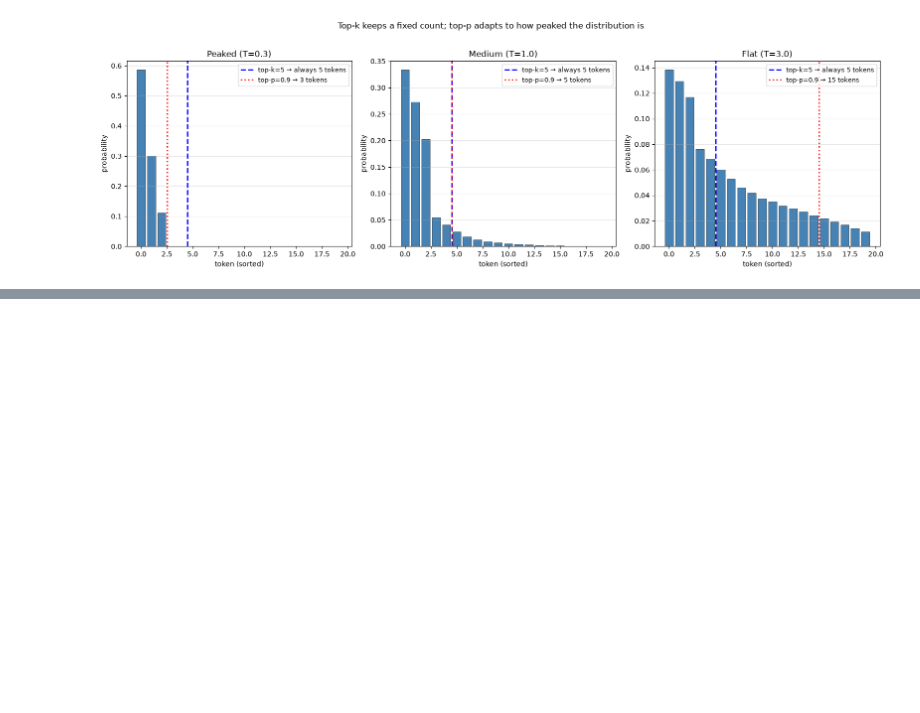
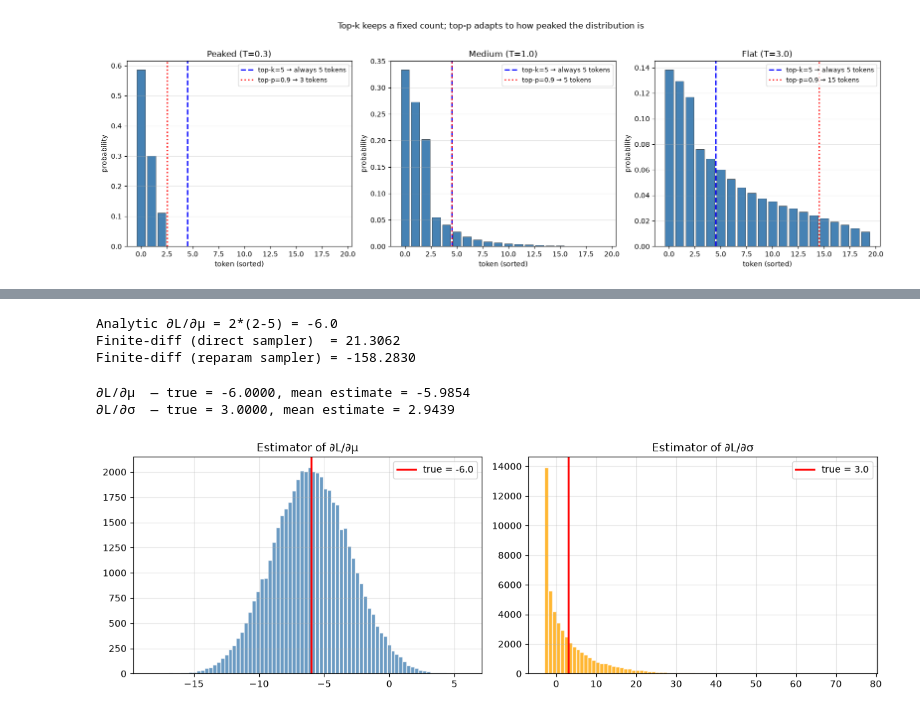
Before and after one commit to Saransh-Basu-01/AI_Engineering, a Jupyter notebook: Math_Fundamentals/Sampling_Methods/sampling.ipynb, the cells around one changed output, grey strips where cells are left out. Saved outputs shown, nothing was run; the diff lists cells and outputs as text; code cells hidden in the pictures; blank space fills up the shorter version.

```diff
--- a/Math_Fundamentals/Sampling_Methods/sampling.ipynb
+++ b/Math_Fundamentals/Sampling_Methods/sampling.ipynb
@@ -865,0 +983,58 @@ plt.show()
+# %%
+def loss_direct(mu, sigma, n=1000):
+    return np.mean([(direct_sample(mu, sigma) - 5.0)**2 for _ in range(n)])
+
+def loss_reparam(mu, sigma, n=1000):
+    return np.mean([(reparam_sample(mu, sigma) - 5.0)**2 for _ in range(n)])
+
+# Finite-difference gradient estimate for mu using each sampler
+h = 1e-3
+mu0 = 2.0
+random.seed(42)
+
+fd_direct  = (loss_direct(mu0 + h, 1.0) - loss_direct(mu0 - h, 1.0)) / (2*h)
+fd_reparam = (loss_reparam(mu0 + h, 1.0) - loss_reparam(mu0 - h, 1.0)) / (2*h)
+
+# Analytic gradient at (mu0=2, sigma=1): dL/dmu = 2*(mu-5) = -6
+print(f"Analytic ∂L/∂μ = 2*(2-5) = -6.0")
+print(f"Finite-diff (direct sampler)  = {fd_direct:.4f}")
+print(f"Finite-diff (reparam sampler) = {fd_reparam:.4f}")
+# %% [output]
+Analytic ∂L/∂μ = 2*(2-5) = -6.0
+Finite-diff (direct sampler)  = 21.3062
+Finite-diff (reparam sampler) = -158.2830
+# %%
+random.seed(0)
+mu, sigma = 2.0, 1.5
+n = 50_000
+
+grads_mu, grads_sigma = [], []
+for _ in range(n):
+    eps = random.gauss(0, 1)
+    z = mu + sigma * eps
+    dL_dz = 2 * (z - 5.0)
+    dz_dmu, dz_dsigma = reparam_gradient(mu, sigma, eps)
+    grads_mu.append(dL_dz * dz_dmu)
+    grads_sigma.append(dL_dz * dz_dsigma)
+
+true_grad_mu    = 2 * (mu - 5)                    # = -6
+true_grad_sigma = 2 * sigma                        # = 3 (derived below)
+
+print(f"∂L/∂μ  — true = {true_grad_mu:.4f}, mean estimate = {np.mean(grads_mu):.4f}")
+print(f"∂L/∂σ  — true = {true_grad_sigma:.4f}, mean estimate = {np.mean(grads_sigma):.4f}")
+
+fig, axes = plt.subplots(1, 2, figsize=(12, 4))
+axes[0].hist(grads_mu, bins=80, color='steelblue', alpha=0.8, edgecolor='white')
+axes[0].axvline(true_grad_mu, color='red', lw=2, label=f'true = {true_grad_mu}')
+axes[0].set_title('Estimator of ∂L/∂μ'); axes[0].legend(); axes[0].grid(alpha=0.3)
+
+axes[1].hist(grads_sigma, bins=80, color='orange', alpha=0.8, edgecolor='white')
+axes[1].axvline(true_grad_sigma, color='red', lw=2, label=f'true = {true_grad_sigma}')
+axes[1].set_title('Estimator of ∂L/∂σ'); axes[1].legend(); axes[1].grid(alpha=0.3)
+
+plt.tight_layout()
+plt.show()
+# %% [output]
+∂L/∂μ  — true = -6.0000, mean estimate = -5.9854
+∂L/∂σ  — true = 3.0000, mean estimate = 2.9439
+[figure, added]
```
Also changed, not shown: parts of 4 cells of this notebook.
